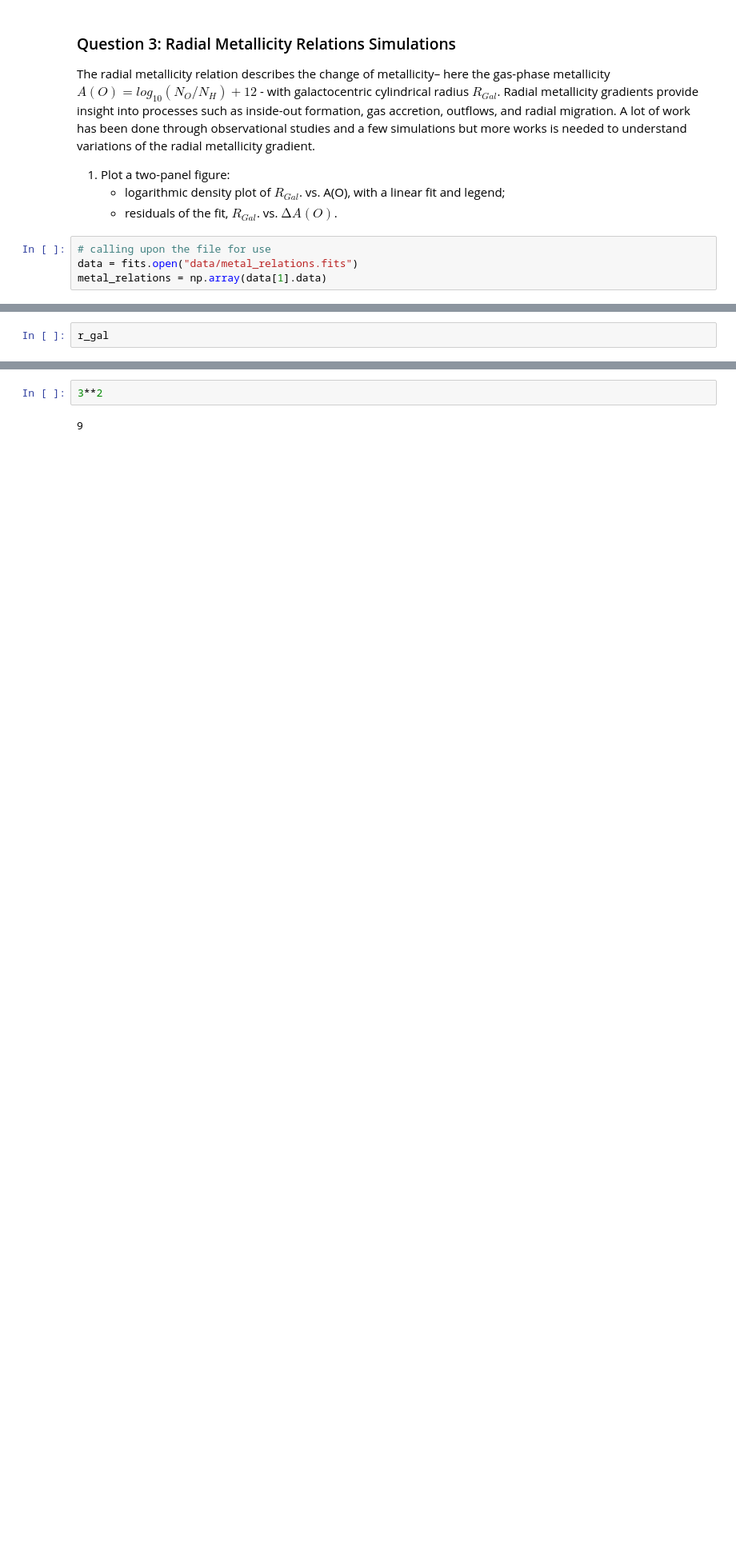
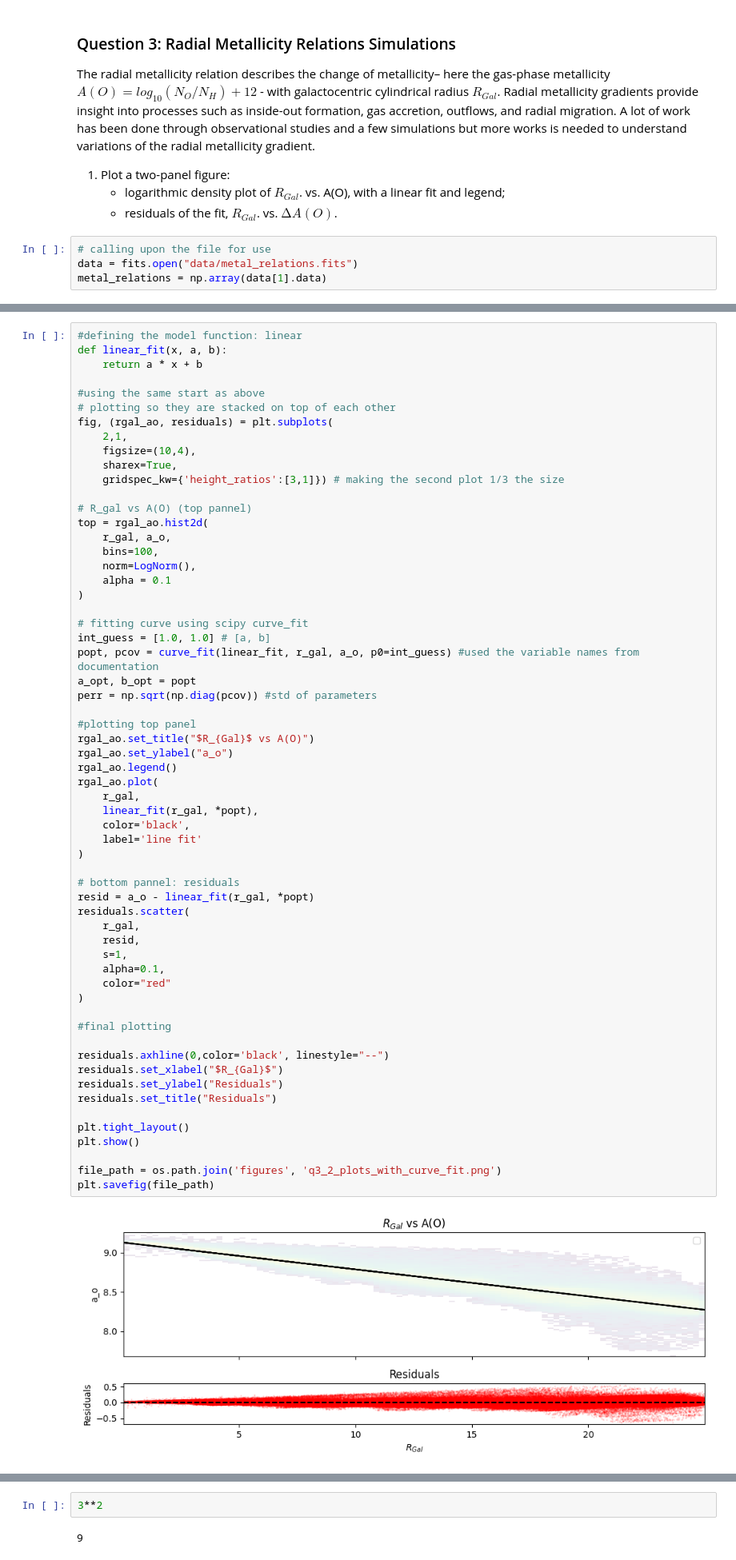
Before and after one commit to u7496134/Assignment_2, a Jupyter notebook: A.1.ipynb, the cells around one changed output, grey strips where cells are left out. Shown at 80% size. Drawn from its saved outputs; the diff is of its cells as text; blank space fills up the shorter version.

Commit message:
q.3 part 2 - plot fits made with python tool curve_fit

```diff
--- a/A.1.ipynb
+++ b/A.1.ipynb
@@ -210,3 +213,62 @@ plt.show()
 # %%
-r_gal
+#defining the model function: linear
+def linear_fit(x, a, b):
+    return a * x + b
+
+#using the same start as above
+# plotting so they are stacked on top of each other
+fig, (rgal_ao, residuals) = plt.subplots(
+    2,1,
+    figsize=(10,4),
+    sharex=True,
+    gridspec_kw={'height_ratios':[3,1]}) # making the second plot 1/3 the size
+
+# R_gal vs A(O) (top pannel)
+top = rgal_ao.hist2d(
+    r_gal, a_o,
+    bins=100,
+    norm=LogNorm(),
+    alpha = 0.1
+)
+
+# fitting curve using scipy curve_fit
+int_guess = [1.0, 1.0] # [a, b]
+popt, pcov = curve_fit(linear_fit, r_gal, a_o, p0=int_guess) #used the variable names from documentation
+a_opt, b_opt = popt
+perr = np.sqrt(np.diag(pcov)) #std of parameters
+
+#plotting top panel
+rgal_ao.set_title("$R_{Gal}$ vs A(O)")
+rgal_ao.set_ylabel("a_o")
+rgal_ao.legend()
+rgal_ao.plot(
+    r_gal,
+    linear_fit(r_gal, *popt),
+    color='black',
+    label='line fit'
+)
+
+# bottom pannel: residuals
+resid = a_o - linear_fit(r_gal, *popt)
+residuals.scatter(
+    r_gal,
+    resid,
+    s=1,
+    alpha=0.1,
+    color="red"
+)
+
+#final plotting
+
+residuals.axhline(0,color='black', linestyle="--")
+residuals.set_xlabel("$R_{Gal}$")
+residuals.set_ylabel("Residuals")
+residuals.set_title("Residuals")
+
+plt.tight_layout()
+plt.show()
+
+file_path = os.path.join('figures', 'q3_2_plots_with_curve_fit.png')
+plt.savefig(file_path)
 # %% [output]
+[figure, added]
```
Also changed, not shown: parts of 3 cells of this notebook, 4 other files.
